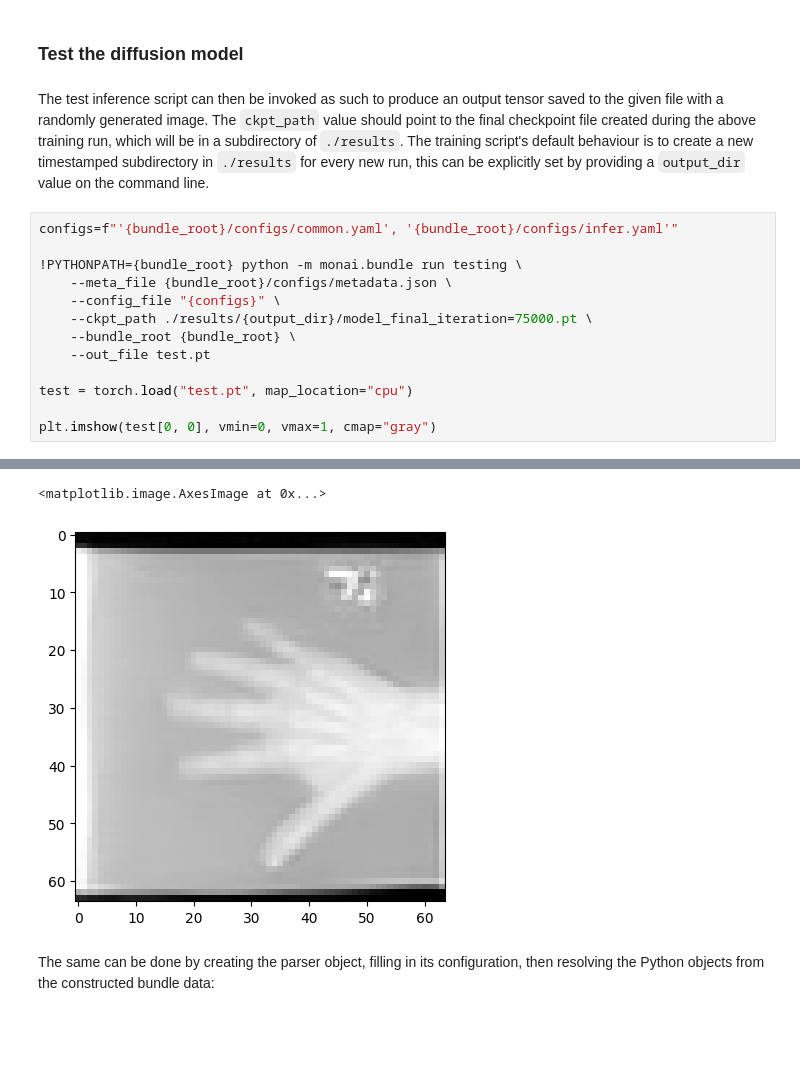
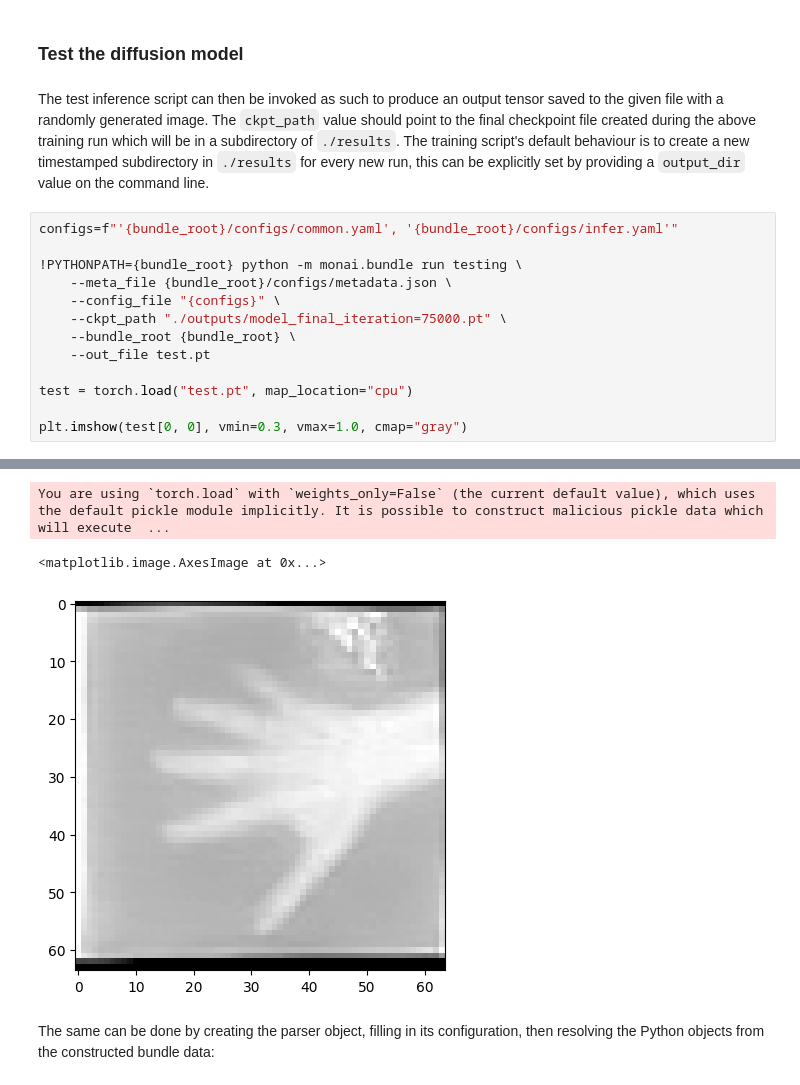
Before and after one commit to virginiafdez/model-zoo, a Jupyter notebook: models/mednist_ddpm/docs/2d_ddpm_bundle_tutorial.ipynb, the cells around one changed output, grey strips where cells are left out. Drawn from its saved outputs; the diff is of its cells as text; blank space fills up the shorter version.

```diff
--- a/models/mednist_ddpm/docs/2d_ddpm_bundle_tutorial.ipynb
+++ b/models/mednist_ddpm/docs/2d_ddpm_bundle_tutorial.ipynb
@@ -86,18 +87,18 @@ output_dir = "outputs"
 # %% [markdown]
 ### Test the diffusion model
 # %% [markdown]
-The test inference script can then be invoked as such to produce an output tensor saved to the given file with a randomly generated image. The `ckpt_path` value should point to the final checkpoint file created during the above training run, which will be in a subdirectory of `./results`. The training script's default behaviour is to create a new timestamped subdirectory in `./results` for every new run, this can be explicitly set by providing a `output_dir` value on the command line.
+The test inference script can then be invoked as such to produce an output tensor saved to the given file with a randomly generated image. The `ckpt_path` value should point to the final checkpoint file created during the above training run which will be in a subdirectory of `./results`. The training script's default behaviour is to create a new timestamped subdirectory in `./results` for every new run, this can be explicitly set by providing a `output_dir` value on the command line.
 # %%
 configs=f"'{bundle_root}/configs/common.yaml', '{bundle_root}/configs/infer.yaml'"
 
 !PYTHONPATH={bundle_root} python -m monai.bundle run testing \
     --meta_file {bundle_root}/configs/metadata.json \
     --config_file "{configs}" \
-    --ckpt_path ./results/{output_dir}/model_final_iteration=75000.pt \
+    --ckpt_path "./outputs/model_final_iteration=75000.pt" \
     --bundle_root {bundle_root} \
     --out_file test.pt
 
 test = torch.load("test.pt", map_location="cpu")
 
-plt.imshow(test[0, 0], vmin=0, vmax=1, cmap="gray")
+plt.imshow(test[0, 0], vmin=0.3, vmax=1.0, cmap="gray")
 # %% [output]
@@ -116,5 +118,6 @@ plt.imshow(test[0, 0], vmin=0, vmax=1, cmap="gray")
-<matplotlib.image.AxesImage at 0x...>
+You are using `torch.load` with `weights_only=False` (the current default value), which uses the default pickle module implicitly. It is possible to construct malicious pickle data which will execute  ...
+<matplotlib.image.AxesImage at 0x...>
-[figure, old version]
+[figure, new version]
 # %% [markdown]
 The same can be done by creating the parser object, filling in its configuration, then resolving the Python objects from the constructed bundle data:
 # %%
```
Also changed, not shown: parts of 7 cells of this notebook, 3 other files.
